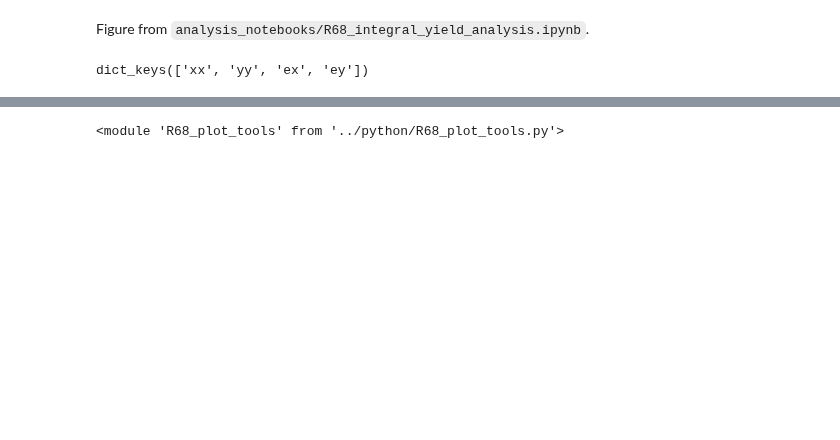
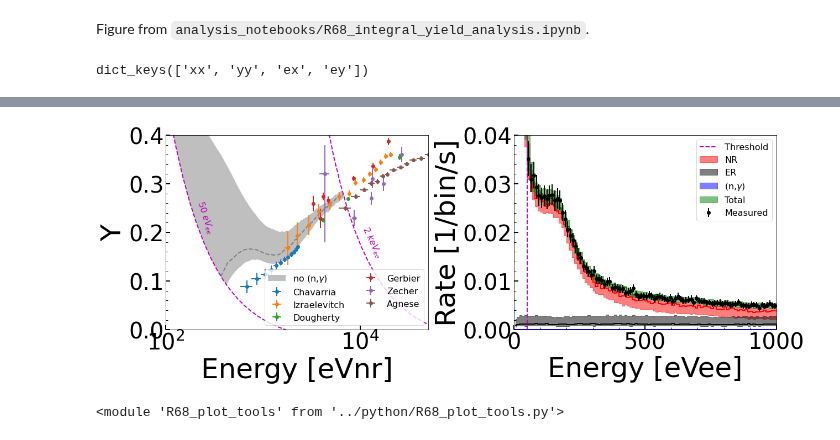
Before and after one commit to villano-lab/nrSiCap, a Jupyter notebook: 2-Additional_Figures/Fig10_Distribution-Yield-Curves-and-Components.ipynb, the cells around one changed output, grey strips where cells are left out. Drawn from its saved outputs; the diff is of its cells as text; code cells hidden in the pictures; blank space fills up the shorter version.

```diff
--- a/2-Additional_Figures/Fig10_Distribution-Yield-Curves-and-Components.ipynb
+++ b/2-Additional_Figures/Fig10_Distribution-Yield-Curves-and-Components.ipynb
@@ -1845,0 +2086,7 @@ findfont: Font family ['Arial'] not found. Falling back to DejaVu Sans.
+# %%
+iPlot=0
+
+if iPlot==0:
+    cut=cut_noNG
+else:
+    cut=cut_wNG
@@ -1845,0 +2146,84 @@ findfont: Font family ['Arial'] not found. Falling back to DejaVu Sans.
+# %%
+iBest=[]
+
+cut_noNG=(scanData['cgood'])&(scanData['lfng']==0)&(scanData['lFanoNR']==0.1161)&(scanData['liIt']<=3)
+cut=cut_noNG&mask
+
+iBest.append(np.argwhere(cut)[:,0][np.argmin(scanData['IzrChi'][cut])])
+
+cut_wNG=(scanData['cgood'])&(scanData['lfng']!=0)&(scanData['lFanoNR']==0.1161)&(scanData['liIt']<=3)
+cut=cut_wNG&mask
+
+iBest.append(np.argwhere(cut)[:,0][np.argmin(scanData['IzrChi'][cut])])
+# %%
+fig_w=9
+fig,axs=subplots(1,2,figsize=(2*fig_w, fig_w*(.75)))
+
+iPlot=0
+
+if iPlot==0:
+    cut=cut_noNG
+else:
+    cut=cut_wNG
+
+labels=[r'no (n,$\gamma$)',r'with (n,$\gamma$)']
+colors=['gray','green']
+
+#Add other measurements from lit
+pt.plotOldYs(axs[0],datasets=['chav','izr','dough','gerb','zech','agnese'],
+             labels=['Chavarria','Izraelevitch','Dougherty','Gerbier','Zecher','Agnese'],
+             fmt='o',markersize=6)
+
+axs[0].fill(*EYenvelopes[iPlot],colors[iPlot],alpha=0.5,label=labels[iPlot])
+
+axs[0].plot(scanData['lE_nrs'][iBest[iPlot]][Ebin_ctr>50],scanData['lYs'][iBest[iPlot]][Ebin_ctr>50], colors[iPlot],linestyle='--')
+
+axs[1].errorbar(Ebin_ctr[Ebin_ctr>50],R_meas[Ebin_ctr>50],(dR_meas.T[Ebin_ctr>50]).T,
+                ecolor='k', marker='o',markersize=6,color='k', linestyle='none',label='Measured',zorder=5)
+
+axs[0].set_prop_cycle(None)#Reset color cycle
+axs[1].set_prop_cycle(None)
+
+axs[1].step(ERmidData[iPlot]['eVee'],ERmidData[iPlot]['NR']['min'],color='r',where='mid')
+axs[1].step(ERmidData[iPlot]['eVee'],ERmidData[iPlot]['ER']['min'],color='k',where='mid')
+axs[1].step(ERmidData[iPlot]['eVee'],ERmidData[iPlot]['NG']['min'],color='b',where='mid')
+axs[1].step(ERmidData[iPlot]['eVee'],ERmidData[iPlot]['Total']['min'],color='g',where='mid')
+
+axs[1].fill_between(ERenvData[iPlot]['eVee'],ERenvData[iPlot]['NR']['min'],ERenvData[iPlot]['NR']['max'],color='r',alpha=0.5,step='mid',label='NR')
+axs[1].fill_between(ERenvData[iPlot]['eVee'],ERenvData[iPlot]['ER']['min'],ERenvData[iPlot]['ER']['max'],color='k',alpha=0.5,step='mid',label='ER')
+axs[1].fill_between(ERenvData[iPlot]['eVee'],ERenvData[iPlot]['NG']['min'],ERenvData[iPlot]['NG']['max'],color='b',alpha=0.5,step='mid',label=r'(n,$\gamma)$')
+axs[1].fill_between(ERenvData[iPlot]['eVee'],ERenvData[iPlot]['Total']['min'],ERenvData[iPlot]['Total']['max'],color='g',alpha=0.5,step='mid',label='Total')
+
+
+#Analysis Range
+axs[1].axvline(50,linestyle='--',color='m',label='Threshold')
+
+Yiso = lambda Enr,Eee: Eee/Enr*(1+eps/V)-eps/V
+axs[0].plot(np.logspace(-2,5,100),Yiso(np.logspace(-2,5,100),50),'--m')
+axs[0].plot(np.logspace(-2,5,100),Yiso(np.logspace(-2,5,100),2e3),'--m')
+
+axs[0].text(2e2,0.2,r'50 $eV_{ee}$',size=16,color='m',rotation=-72)
+axs[0].text(1e4,0.15,r'2 $keV_{ee}$',size=16,color='m',rotation=-65)
+
+#Axes
+axs[0].set_xlim(1e2,5e4);
+axs[0].set_xscale('log')
+axs[0].set_ylim(0,0.4)
+axs[0].yaxis.set_major_locator(plt.MultipleLocator(0.1))
+axs[0].set_xlabel('Energy [eVnr]')
+axs[0].set_ylabel('Y')
+axs[0].legend(loc='lower right',ncol=2,prop={'size': 16})
+
+axs[1].set_ylim(0,0.04)
+axs[1].yaxis.set_major_locator(plt.MultipleLocator(0.01))
+axs[1].set_xlim(0,1e3)
+
+axs[1].set_xlabel('Energy [eVee]')
+axs[1].set_ylabel('Rate [1/bin/s]')
+
+axs[1].legend(loc='upper right', prop={'size': 16})
+
+tight_layout()
+
+savefig('../figures/intmeth_izr_benchmark_noNG_FNRFER.png')
+# %% [output]
@@ -1846,3 +2232,4 @@ findfont: Font family ['Arial'] not found. Falling back to DejaVu Sans.
+[figure, added]
 # %%
 #Extract yield curve using the integral method
 #Treats each event as a single scatter of the total energy
```
Also changed, not shown: parts of 19 cells of this notebook, 2 other files.
